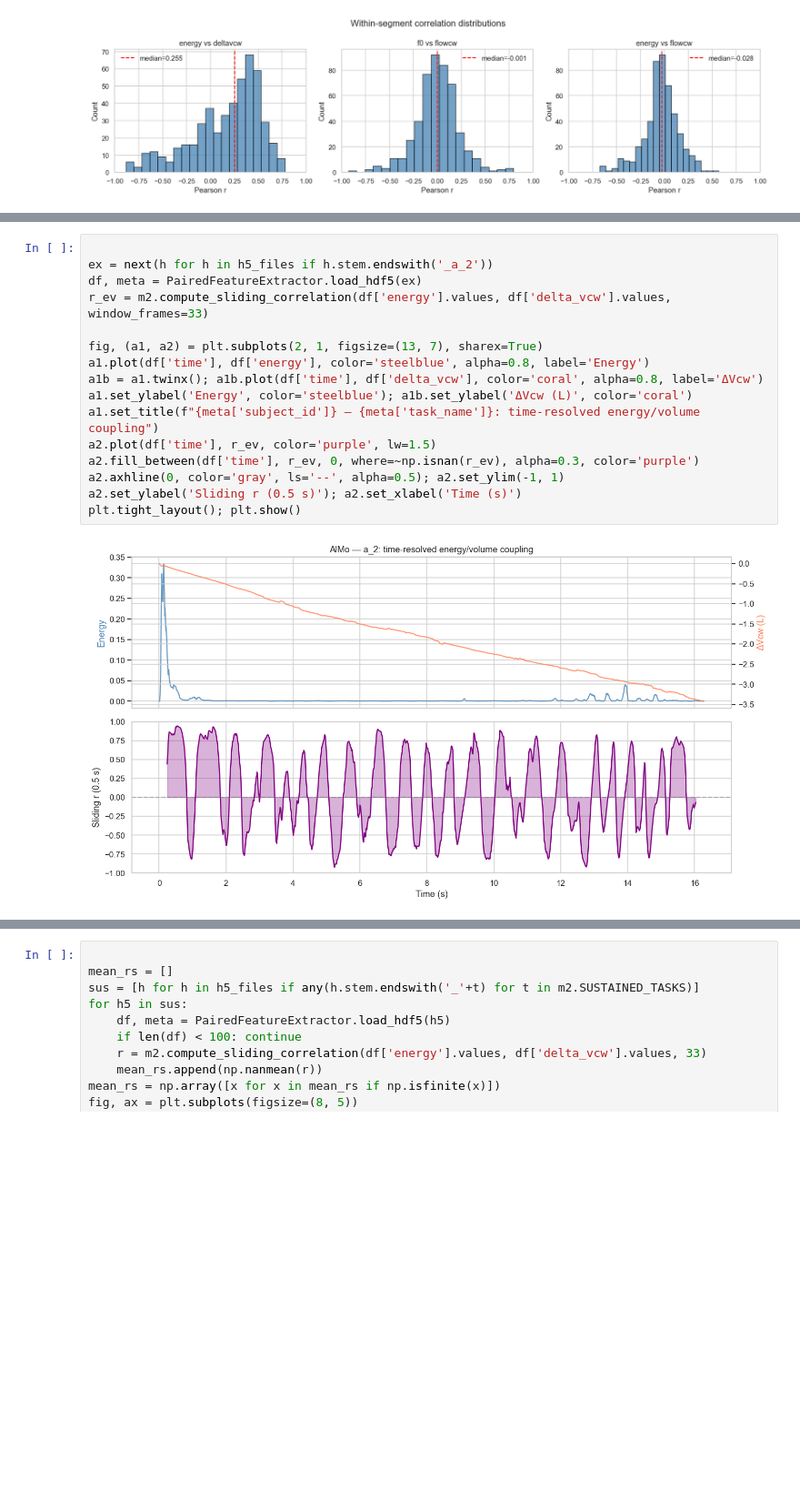
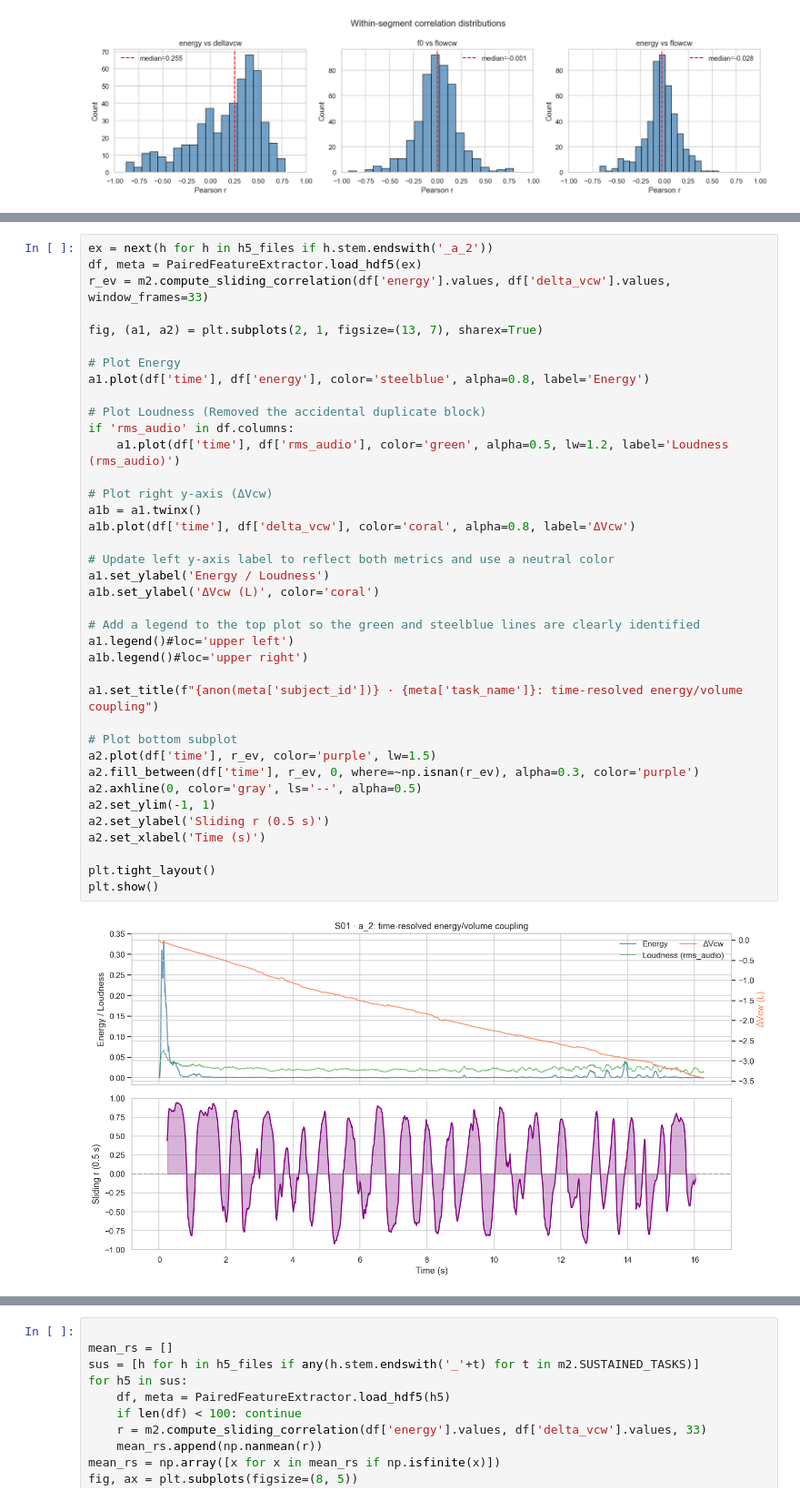
Before and after one commit to Frasavenix/Respiratory-Volumes-and-Speech-pneumophonic_pipeline, a Jupyter notebook: notebooks/03_M2_correlation_analysis.ipynb, the cells around one changed output, grey strips where cells are left out. Shown at 91% size. Drawn from its saved outputs; the diff is of its cells as text; blank space fills up the shorter version.

```diff
--- a/notebooks/03_M2_correlation_analysis.ipynb
+++ b/notebooks/03_M2_correlation_analysis.ipynb
@@ -150,19 +175,41 @@ audio energy and `ΔVcw` inside one sustained recording.
 # %%
-
 ex = next(h for h in h5_files if h.stem.endswith('_a_2'))
 df, meta = PairedFeatureExtractor.load_hdf5(ex)
 r_ev = m2.compute_sliding_correlation(df['energy'].values, df['delta_vcw'].values, window_frames=33)
 
 fig, (a1, a2) = plt.subplots(2, 1, figsize=(13, 7), sharex=True)
+
+# Plot Energy
 a1.plot(df['time'], df['energy'], color='steelblue', alpha=0.8, label='Energy')
-a1b = a1.twinx(); a1b.plot(df['time'], df['delta_vcw'], color='coral', alpha=0.8, label='ΔVcw')
-a1.set_ylabel('Energy', color='steelblue'); a1b.set_ylabel('ΔVcw (L)', color='coral')
-a1.set_title(f"{meta['subject_id']} — {meta['task_name']}: time-resolved energy/volume coupling")
+
+# Plot Loudness (Removed the accidental duplicate block)
+if 'rms_audio' in df.columns:
+    a1.plot(df['time'], df['rms_audio'], color='green', alpha=0.5, lw=1.2, label='Loudness (rms_audio)')
+
+# Plot right y-axis (ΔVcw)
+a1b = a1.twinx()
+a1b.plot(df['time'], df['delta_vcw'], color='coral', alpha=0.8, label='ΔVcw')
+
+# Update left y-axis label to reflect both metrics and use a neutral color
+a1.set_ylabel('Energy / Loudness')
+a1b.set_ylabel('ΔVcw (L)', color='coral')
+
+# Add a legend to the top plot so the green and steelblue lines are clearly identified
+a1.legend()#loc='upper left')
+a1b.legend()#loc='upper right')
+
+a1.set_title(f"{anon(meta['subject_id'])} · {meta['task_name']}: time-resolved energy/volume coupling")
+
+# Plot bottom subplot
 a2.plot(df['time'], r_ev, color='purple', lw=1.5)
 a2.fill_between(df['time'], r_ev, 0, where=~np.isnan(r_ev), alpha=0.3, color='purple')
-a2.axhline(0, color='gray', ls='--', alpha=0.5); a2.set_ylim(-1, 1)
-a2.set_ylabel('Sliding r (0.5 s)'); a2.set_xlabel('Time (s)')
-plt.tight_layout(); plt.show()
+a2.axhline(0, color='gray', ls='--', alpha=0.5)
+a2.set_ylim(-1, 1)
+a2.set_ylabel('Sliding r (0.5 s)')
+a2.set_xlabel('Time (s)')
+
+plt.tight_layout()
+plt.show()
 # %% [output]
-[figure, old version]
+[figure, new version]
 # %% [markdown]
```
Also changed, not shown: parts of 41 cells of this notebook, 8 other files.
